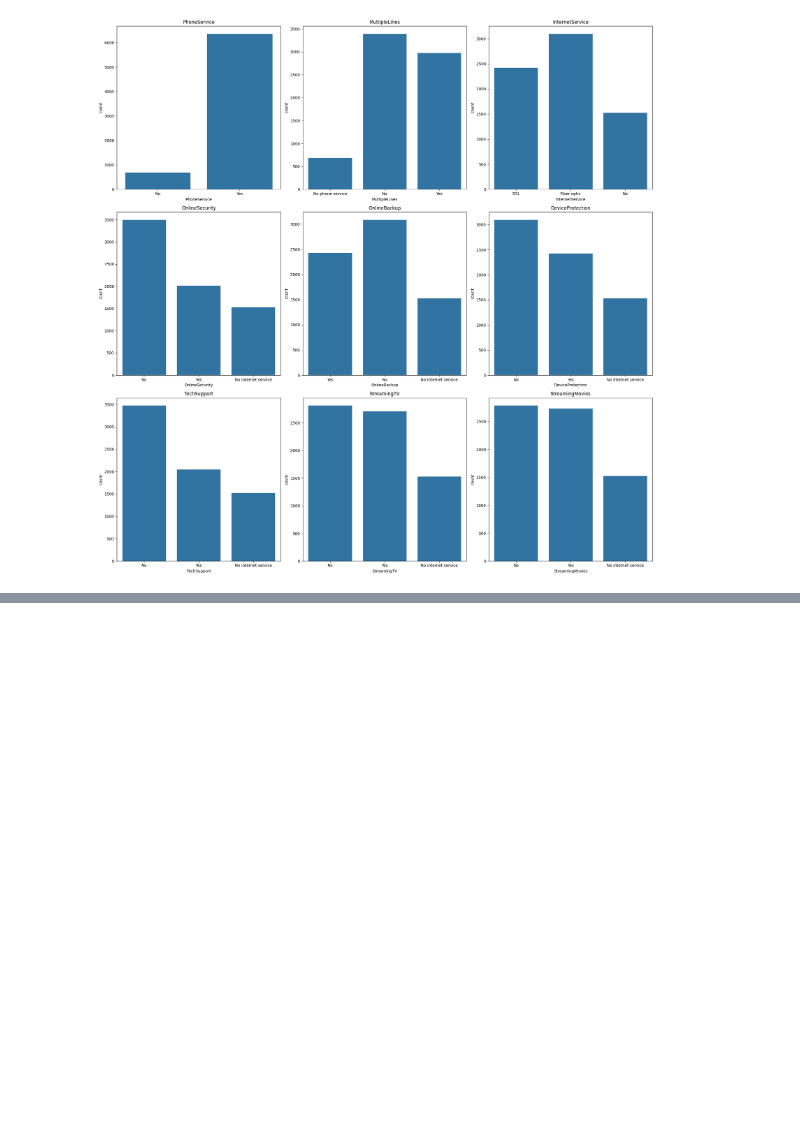
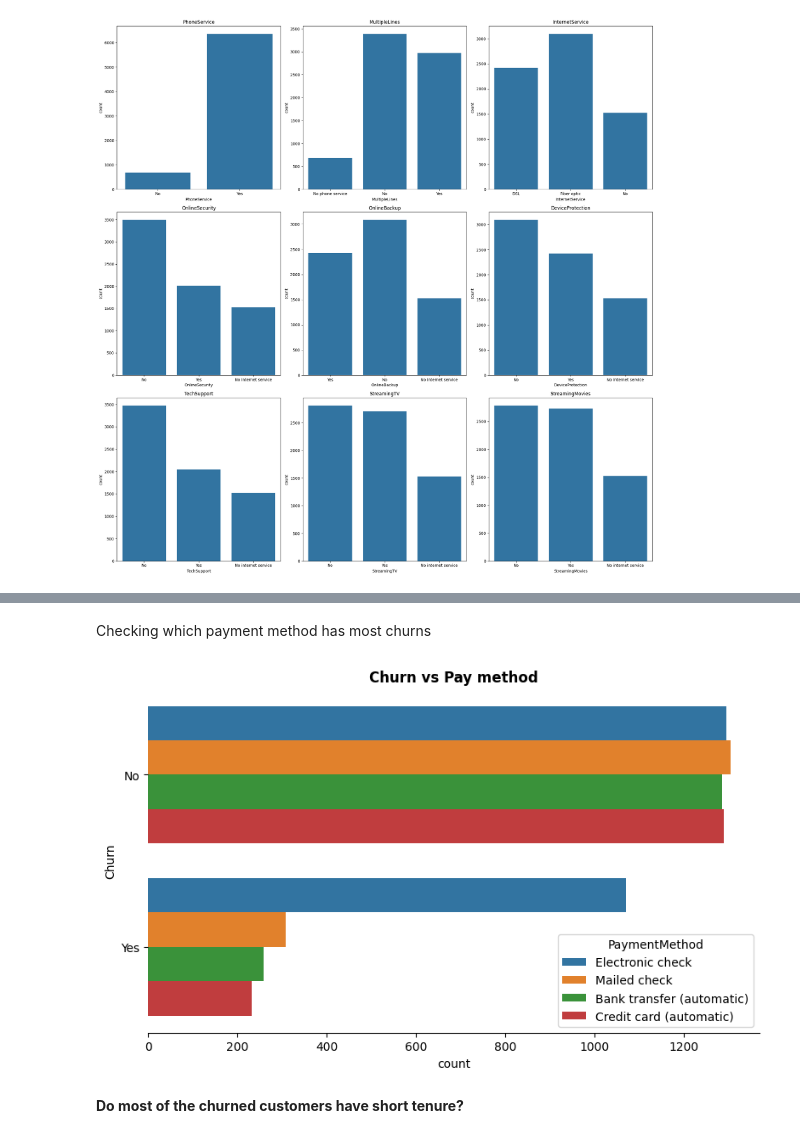
Before and after one commit to shriya7ise/ChurnPrediction, a Jupyter notebook: notebooks/data_processing.ipynb, the cells around one changed output, grey strips where cells are left out. Drawn from its saved outputs; the diff is of its cells as text; code cells hidden in the pictures; blank space fills up the shorter version.

```diff
--- a/notebooks/data_processing.ipynb
+++ b/notebooks/data_processing.ipynb
@@ -123,0 +164,15 @@ sns.barplot(y=d['Contract'])
+# %% [markdown]
+Checking which payment method has most churns
+# %%
+fig, ax = plt.subplots(1, 1, figsize=(8, 5))
+sns.countplot(y="Churn", hue="PaymentMethod", data=d)
+plt.title("Churn vs Pay method", fontweight='bold')
+plt.subplots_adjust(bottom=0.2)
+
+plt.tight_layout()
+sns.despine(left=True)
+plt.show()
+# %% [output]
+[figure, added]
+# %% [markdown]
+**Do most of the churned customers have short tenure?**
```
Also changed, not shown: parts of 13 cells of this notebook.
